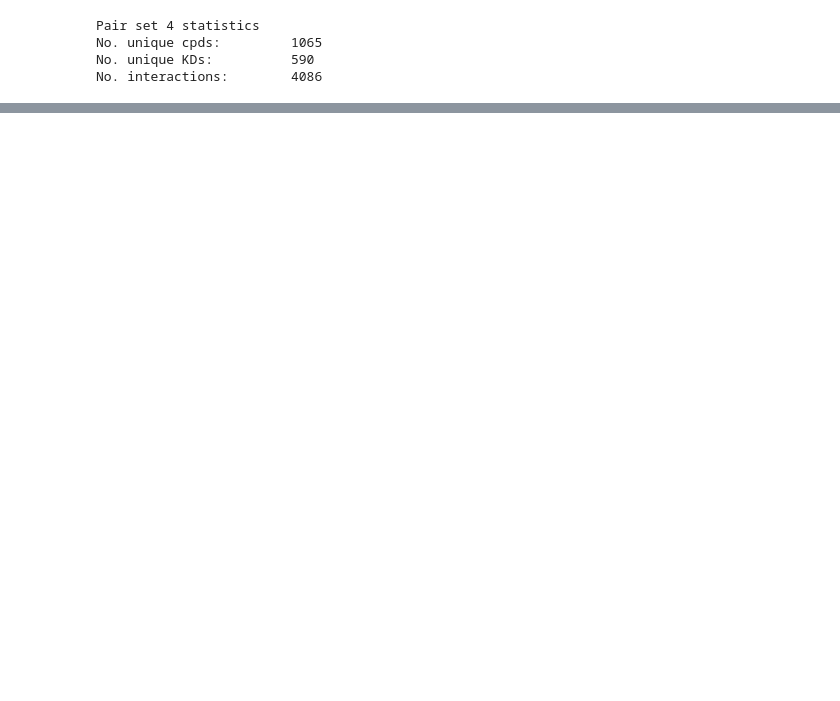
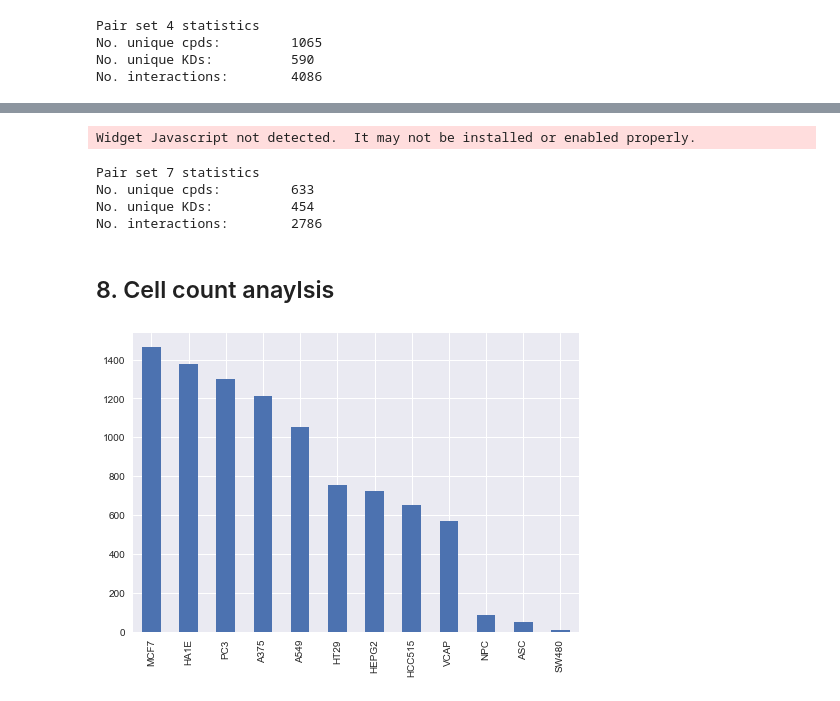
Before and after one commit to npabon/LINCS_target_prediction, a Jupyter notebook: data_profiling.ipynb, the cells around one changed output, grey strips where cells are left out. Cells and saved outputs as stored; diff of their text form; code cells hidden in the pictures; blank space fills up the shorter version.

Commit message:
continuing to profile data series

```diff
--- a/data_profiling.ipynb
+++ b/data_profiling.ipynb
@@ -234,0 +312,46 @@ for index, row in log_progress(pair_set_4_df.iterrows(), every=1):
+# %%
+cpd_7_, target_7_, common_cells_7_, common_partners_7_ = [], [], [], []
+
+for index, row in log_progress(pair_set_6_df.iterrows(), every=1):
+    cpd = row.cpd
+    target = row.target
+    common_cells = common_cells_6_[index]
+    common_partners_dict = common_partners_6_[index]
+
+    # new common cells and partners after filtering
+    common_cells_7 = set()
+    common_partners_dict_7 = {}
+
+    # check if criteria are met in each cell line
+    for cell_line in common_cells:
+        cell_partners = common_partners_dict[cell_line]
+        partner_cell_sigs = all_kd_sig_info[(all_kd_sig_info.pert_iname.isin(cell_partners)) &
+                                            (all_kd_sig_info.cell_id == cell_line)]
+        good_partner_cell_sigs = partner_cell_sigs[(partner_cell_sigs.distil_cc_q75 >= distill_cc_cutoff) &
+                                                   (partner_cell_sigs.pct_self_rank_q25 <= pct_self_rank_cutoff)]
+
+        # if the cell line has at least one high quality partner sig
+        if len(good_partner_cell_sigs) > 0:
+            common_cells_7.add(cell_line)
+            good_partners = good_partner_cell_sigs.pert_iname.unique()
+            common_partners_dict_7[cell_line] = good_partners
+
+    # if we have at least one good cell line for the cpd
+    if len(common_cells_7) > 0:
+        cpd_7_.append(cpd)
+        target_7_.append(target)
+        common_cells_7_.append(common_cells_7)
+        common_partners_7_.append(common_partners_dict_7)
+# %% [output]
+Widget Javascript not detected.  It may not be installed or enabled properly.
+# %%
+pair_set_7_df = pd.DataFrame({'cpd': cpd_7_, 'target': target_7_})
+print('Pair set 7 statistics')
+print('No. unique cpds:\t', len(pair_set_7_df.cpd.unique()))
+print('No. unique KDs:\t\t', len(pair_set_7_df.target.unique()))
+print('No. interactions:\t', pair_set_7_df.shape[0])
+# %% [output]
+Pair set 7 statistics
+No. unique cpds:         633
+No. unique KDs:          454
+No. interactions:        2786
@@ -234,0 +363,15 @@ for index, row in log_progress(pair_set_4_df.iterrows(), every=1):
+# %% [markdown]
+## 8. Cell count anaylsis
+# %%
+# load filtered data
+pair_set_7_df = pickle.load(open('checkpoint_files/pair_set_7_df.sav', 'rb'))
+common_cells_7_ = pickle.load(open('checkpoint_files/common_cells_7_.sav', 'rb'))
+common_partners_7_ = pickle.load(open('checkpoint_files/common_partners_7_', 'rb'))
+# %%
+# which cell lines are most common?
+all_cell_list = np.array(functools.reduce( lambda x,y: x+y, [ list(s) for s in common_cells_7_ ] ))
+cell_line_counts = pd.Series(all_cell_list).value_counts()
+cell_line_counts.plot.bar()
+plt.show()
+# %% [output]
+[figure, added]
```
Also changed, not shown: parts of 26 cells of this notebook, 1 other file.
